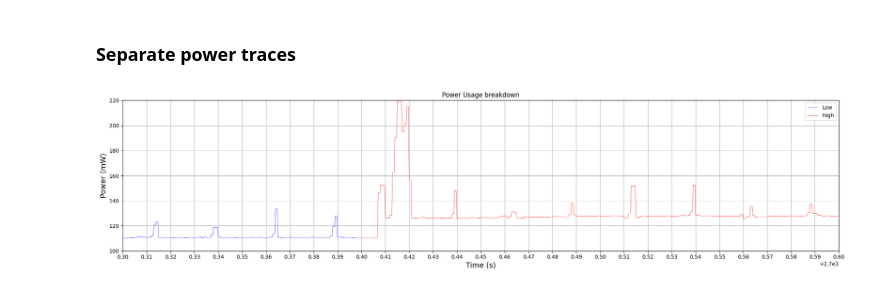
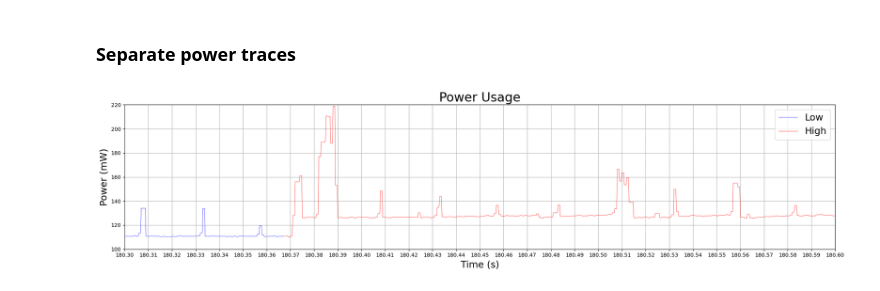
Before and after one commit to nemisis84/ASCON-encryption-for-MCUs-in-an-MQTT-network, a Jupyter notebook: Data analysis/analysis/power_traces.ipynb, the cells around one changed output. Drawn from its saved outputs; the diff is of its cells as text; code cells hidden in the pictures.

```diff
--- a/Data analysis/analysis/power_traces.ipynb
+++ b/Data analysis/analysis/power_traces.ipynb
@@ -45,21 +45,20 @@ segmented["Value"] = segmented["Value"]*1e3
 # %%
 #plot a 4s segment
 start = 0
 end = 1
-seq = 45
+seq = 3
 
 fig, ax = h.plot_segmented(
     segmented,
     fs=fs,
     ylim=(100, 220),
     xlim=(seq * 60 +0.3, seq * 60 + 0.6)
 )
 
-ax.set_title("Power Usage breakdown")
 ax.xaxis.set_major_locator(MultipleLocator(0.01))
 plt.show()
 # %% [output]
-[figure, old version]
+[figure, new version]
 # %%
 fig, ax = h.plot_segmented(segmented,
                        fs=fs,
```
Also changed, not shown: parts of 2 cells of this notebook, 8 other files.
